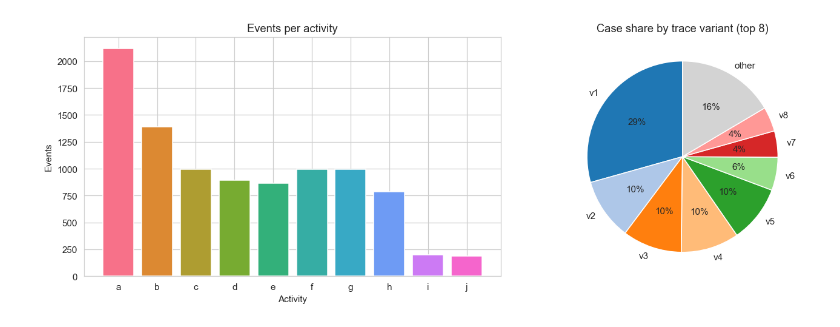
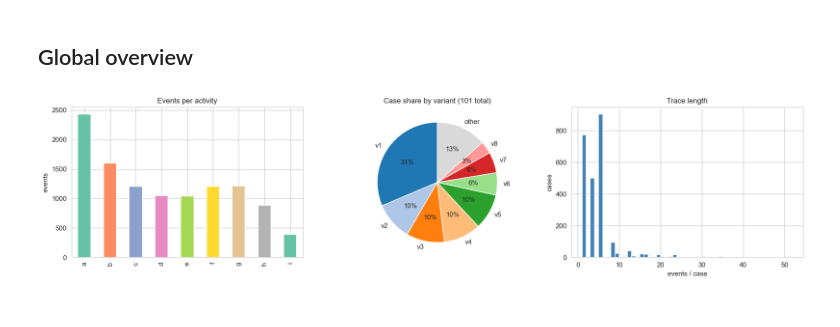
Before and after one commit to boraderen/thesis, a Jupyter notebook: notebooks/intra.ipynb, the cells around one changed output. Drawn from its saved outputs; the diff is of its cells as text; code cells hidden in the pictures.

```diff
--- a/notebooks/intra.ipynb
+++ b/notebooks/intra.ipynb
@@ -107,17 +94,20 @@ across trace variants, how long traces are, and which activity follows which.
+# %% [markdown]
+## Global overview
 # %%
-fig, axes = plt.subplots(1, 2, figsize=(13, 4.5))
+fig, ax = plt.subplots(1, 3, figsize=(16, 4))
 
-counts = df["activity"].value_counts().reindex(activities)
-axes[0].bar(counts.index, counts.values, color=[ACT[a] for a in counts.index])
-axes[0].set(title="Events per activity", xlabel="Activity", ylabel="Events")
+df["activity"].value_counts().reindex(acts).plot.bar(ax=ax[0], color=[ACT[a] for a in acts])
+ax[0].set(title="Events per activity", xlabel="", ylabel="events")
 
 vc = cases["variant"].value_counts()
-sizes = list(vc.head(8).values) + [vc.iloc[8:].sum()]
-labels = [f"v{i + 1}" for i in range(len(vc.head(8)))] + ["other"]
-colors = [VAR[v] for v in vc.head(8).index] + ["lightgray"]
-axes[1].pie(sizes, labels=labels, autopct="%1.0f%%", colors=colors, startangle=90)
-axes[1].set_title("Case share by trace variant (top 8)")
-plt.tight_layout()
-plt.show()
+top = vc.head(8)
+ax[1].pie(list(top.values) + [vc.iloc[8:].sum()],
+          labels=[f"v{i+1}" for i in range(len(top))] + ["other"], autopct="%1.0f%%",
+          startangle=90, colors=sns.color_palette("tab20", len(top)) + [(.85, .85, .85)])
+ax[1].set(title=f"Case share by variant ({cases['variant'].nunique()} total)")
+
+ax[2].hist(cases["length"], bins=range(cases["length"].min(), cases["length"].max() + 2), color="steelblue")
+ax[2].set(title="Trace length", xlabel="events / case", ylabel="cases")
+plt.tight_layout(); plt.show()
 # %% [output]
-[figure, old version]
+[figure, new version]
```
Also changed, not shown: parts of 18 cells of this notebook, 17 other files.
